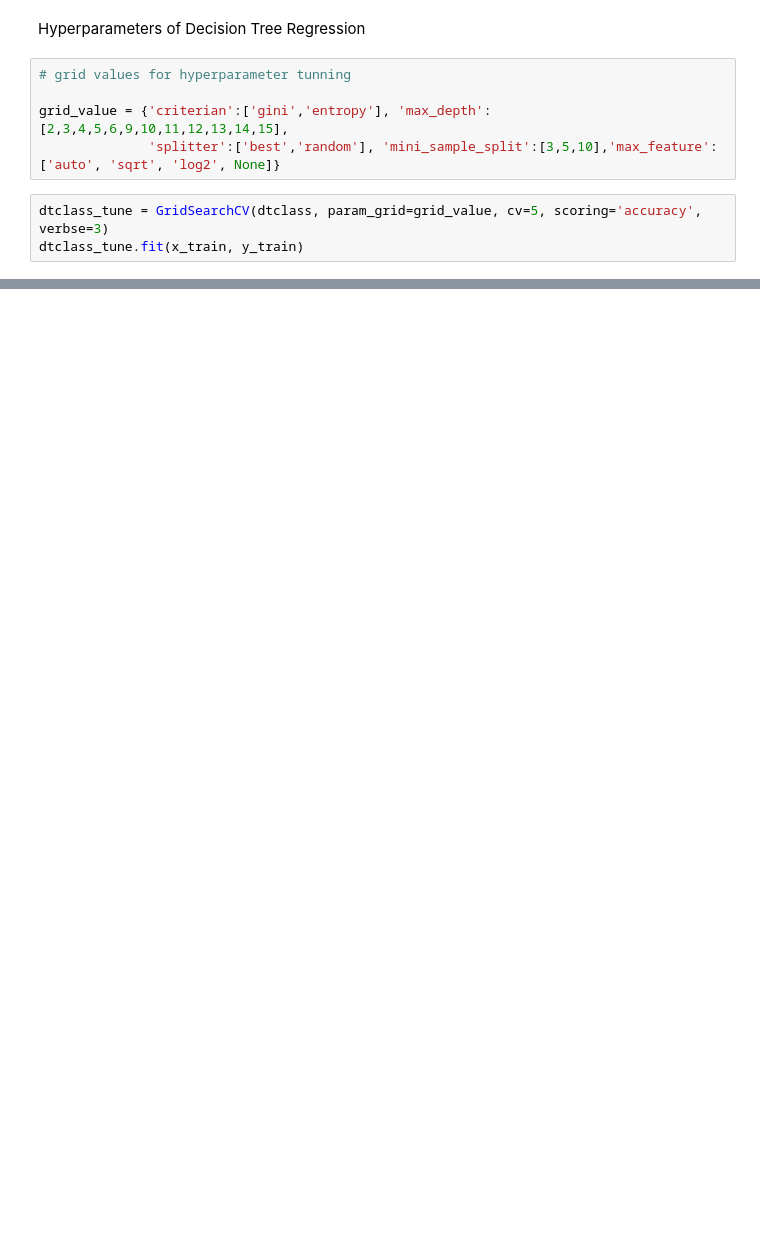
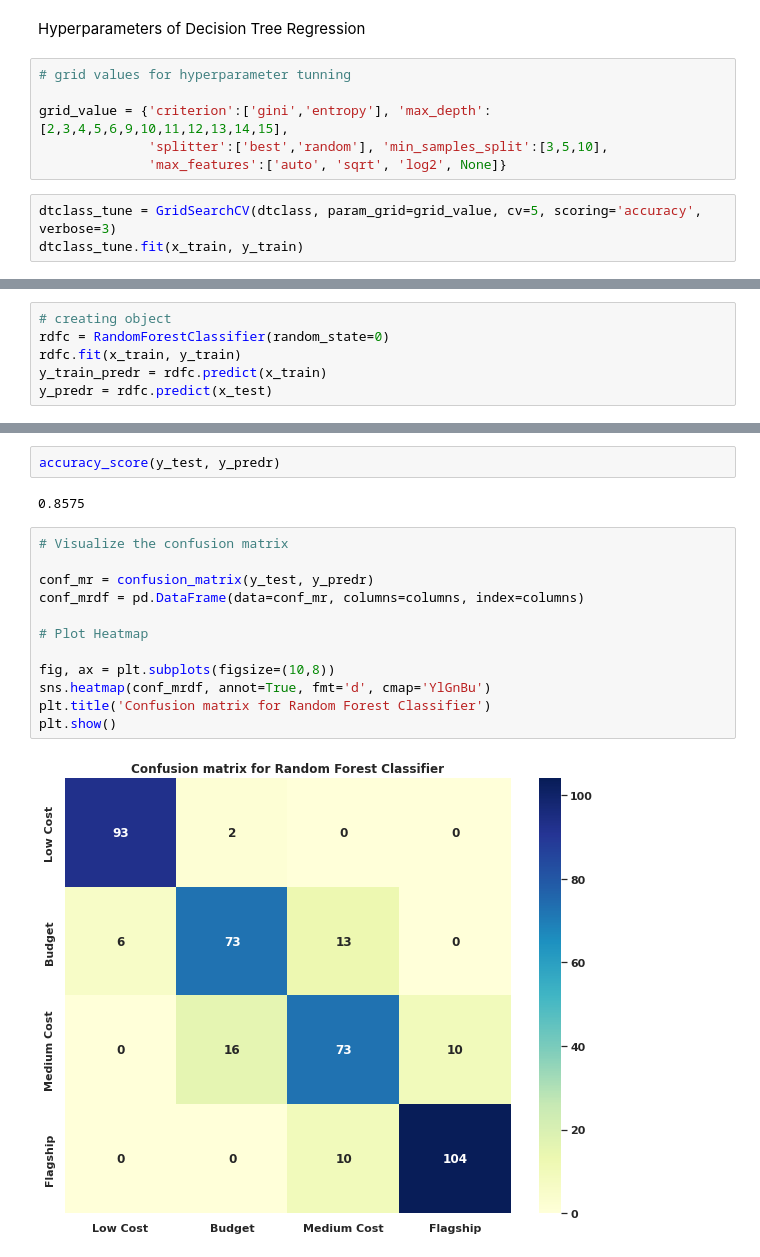
Before and after one commit to pratikjori20/Mobile-Price-Range-Prediction-ML-Class, a Jupyter notebook: Individual_capstone_3.ipynb, the cells around one changed output, grey strips where cells are left out. Drawn from its saved outputs; the diff is of its cells as text; blank space fills up the shorter version.

```diff
--- a/Individual_capstone_3.ipynb
+++ b/Individual_capstone_3.ipynb
@@ -362,9 +362,10 @@ Hyperparameters of Decision Tree Regression
 # %%
 # grid values for hyperparameter tunning
 
-grid_value = {'criterian':['gini','entropy'], 'max_depth':[2,3,4,5,6,9,10,11,12,13,14,15],
-              'splitter':['best','random'], 'mini_sample_split':[3,5,10],'max_feature':['auto', 'sqrt', 'log2', None]}
+grid_value = {'criterion':['gini','entropy'], 'max_depth':[2,3,4,5,6,9,10,11,12,13,14,15],
+              'splitter':['best','random'], 'min_samples_split':[3,5,10],
+              'max_features':['auto', 'sqrt', 'log2', None]}
 # %%
-dtclass_tune = GridSearchCV(dtclass, param_grid=grid_value, cv=5, scoring='accuracy', verbse=3)
+dtclass_tune = GridSearchCV(dtclass, param_grid=grid_value, cv=5, scoring='accuracy', verbose=3)
 dtclass_tune.fit(x_train, y_train)
 # %% [output]
@@ -371,0 +376,6 @@ TypeError: ignored
+# %%
+# creating object
+rdfc = RandomForestClassifier(random_state=0)
+rdfc.fit(x_train, y_train)
+y_train_predr = rdfc.predict(x_train)
+y_predr = rdfc.predict(x_test)
@@ -371,0 +386,18 @@ TypeError: ignored
+# %%
+accuracy_score(y_test, y_predr)
+# %% [output]
+0.8575
+# %%
+# Visualize the confusion matrix
+
+conf_mr = confusion_matrix(y_test, y_predr)
+conf_mrdf = pd.DataFrame(data=conf_mr, columns=columns, index=columns)
+
+# Plot Heatmap
+
+fig, ax = plt.subplots(figsize=(10,8))
+sns.heatmap(conf_mrdf, annot=True, fmt='d', cmap='YlGnBu')
+plt.title('Confusion matrix for Random Forest Classifier')
+plt.show()
+# %% [output]
+[figure, added]
```
Also changed, not shown: parts of 24 cells of this notebook.
